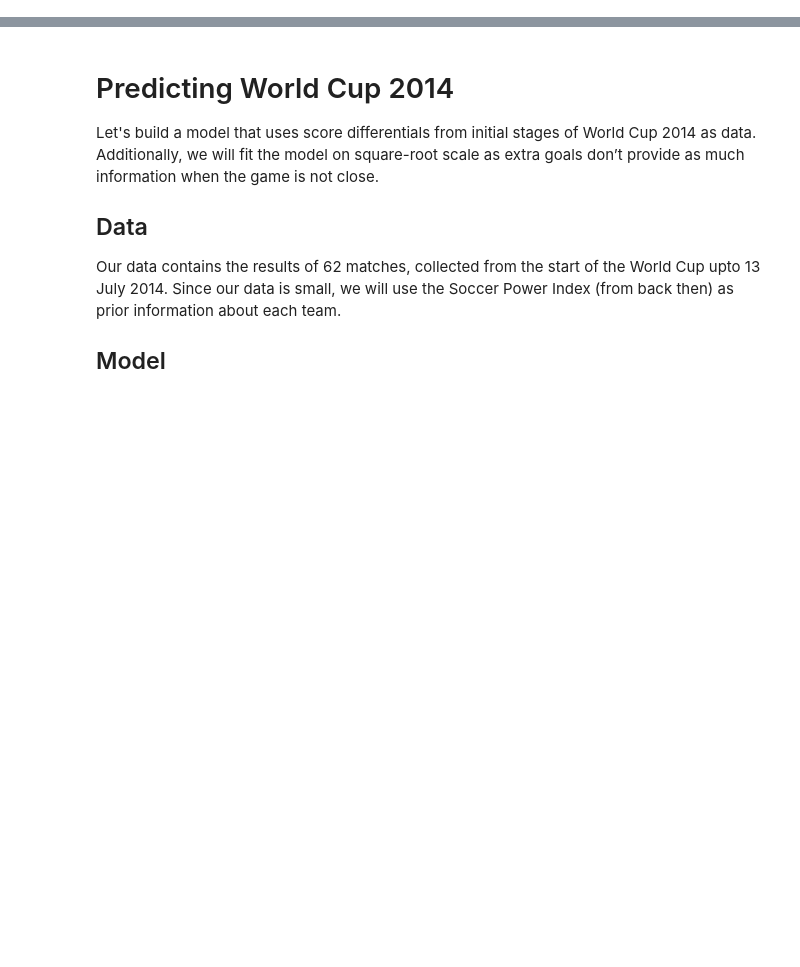
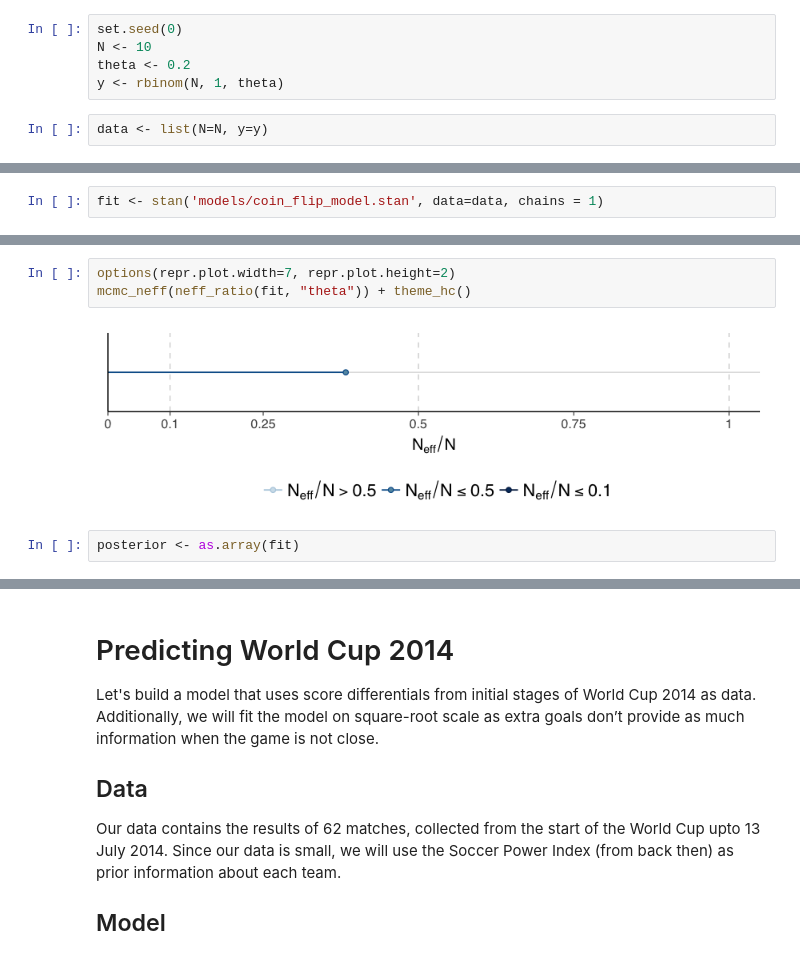
Before and after one commit to Data-Science-FMI/introduction-to-data-science-2017, a Jupyter notebook: labs/lab_2/football_prediction.ipynb, the cells around one changed output, grey strips where cells are left out. Saved outputs shown, nothing was run; the diff lists cells and outputs as text; blank space fills up the shorter version.

```diff
--- a/labs/lab_2/football_prediction.ipynb
+++ b/labs/lab_2/football_prediction.ipynb
@@ -0,0 +12,7 @@
+# %%
+set.seed(0)
+N <- 10
+theta <- 0.2
+y <- rbinom(N, 1, theta)
+# %%
+data <- list(N=N, y=y)
@@ -0,0 +34,2 @@
+# %%
+fit <- stan('models/coin_flip_model.stan', data=data, chains = 1)
@@ -0,0 +69,7 @@
+# %%
+options(repr.plot.width=7, repr.plot.height=2)
+mcmc_neff(neff_ratio(fit, "theta")) + theme_hc()
+# %% [output]
+[figure, added]
+# %%
+posterior <- as.array(fit)
```
Also changed, not shown: parts of 22 cells of this notebook, 1 other file.
